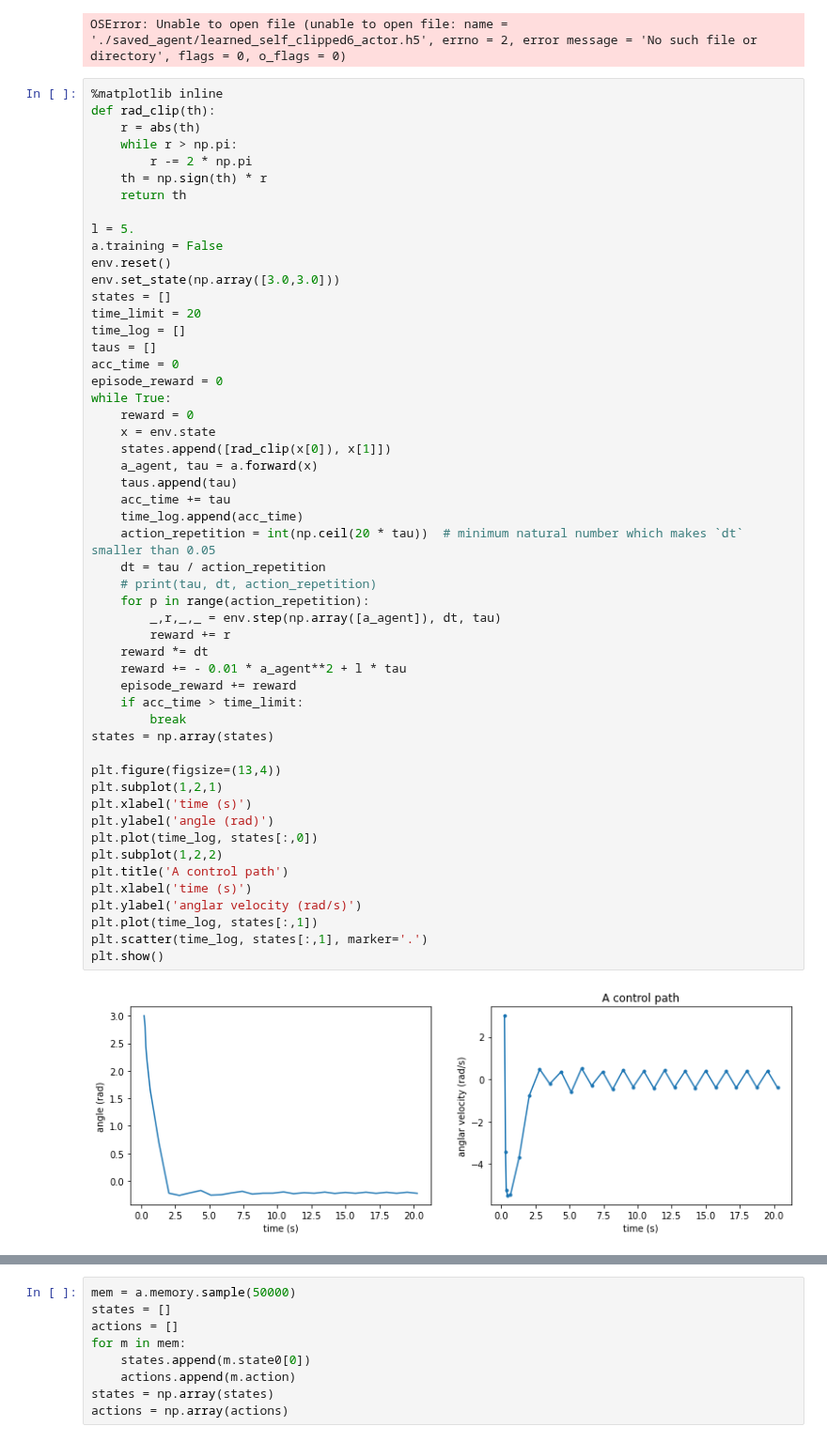
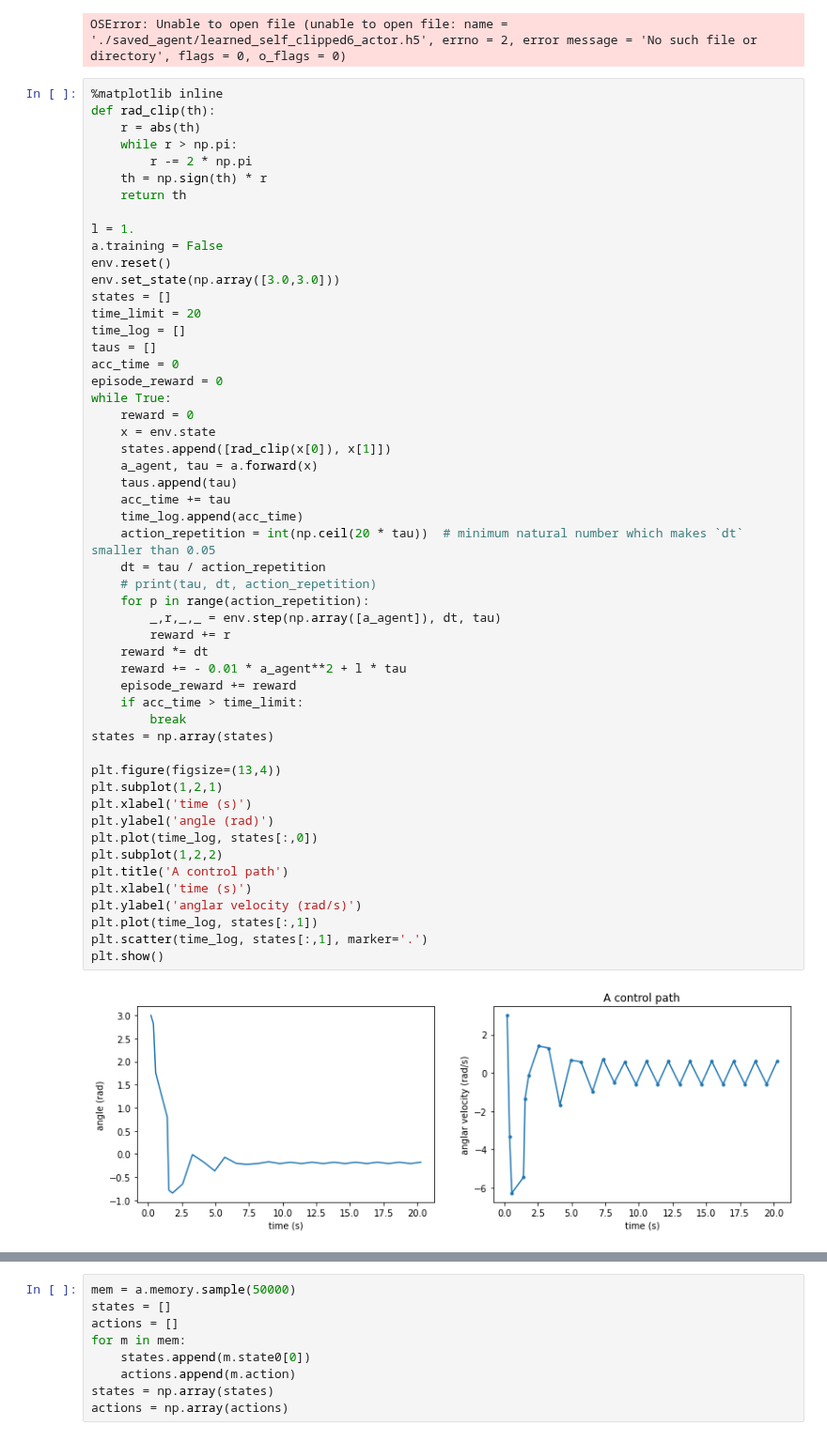
Before and after one commit to ibuki1024/eventDDPG, a Jupyter notebook: notebook/self_trigger/self_trigger_split.ipynb, the cells around one changed output, grey strips where cells are left out. Shown at 94% size. Cells and saved outputs as stored; diff of their text form.

```diff
--- a/notebook/self_trigger/self_trigger_split.ipynb
+++ b/notebook/self_trigger/self_trigger_split.ipynb
@@ -208,7 +202,7 @@ def rad_clip(th):
     th = np.sign(th) * r
     return th
 
-l = 5.
+l = 1.
 a.training = False
 env.reset()
 env.set_state(np.array([3.0,3.0]))
@@ -225,34 +219,34 @@ while True:
     a_agent, tau = a.forward(x)
     taus.append(tau)
     acc_time += tau
     time_log.append(acc_time)
     action_repetition = int(np.ceil(20 * tau))  # minimum natural number which makes `dt` smaller than 0.05
     dt = tau / action_repetition
     # print(tau, dt, action_repetition)
     for p in range(action_repetition):
         _,r,_,_ = env.step(np.array([a_agent]), dt, tau)
         reward += r
     reward *= dt
     reward += - 0.01 * a_agent**2 + l * tau
     episode_reward += reward
     if acc_time > time_limit:
         break
 states = np.array(states)
 
 plt.figure(figsize=(13,4))
 plt.subplot(1,2,1)
 plt.xlabel('time (s)')
 plt.ylabel('angle (rad)')
 plt.plot(time_log, states[:,0])
 plt.subplot(1,2,2)
 plt.title('A control path')
 plt.xlabel('time (s)')
 plt.ylabel('anglar velocity (rad/s)')
 plt.plot(time_log, states[:,1])
 plt.scatter(time_log, states[:,1], marker='.')
 plt.show()
 # %% [output]
-[figure, old version]
+[figure, new version]
 # %%
 plt.figure()
 ax1 = plt.subplot(1,1,1)
```
Also changed, not shown: parts of 7 cells of this notebook, 14 other files.
